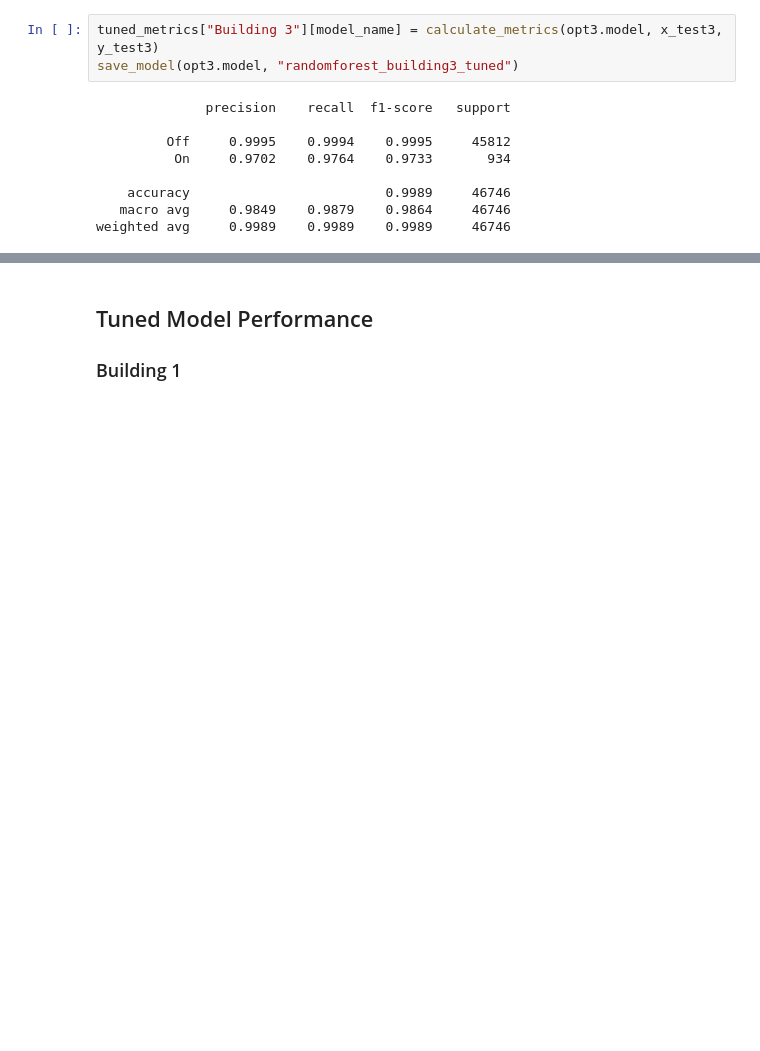
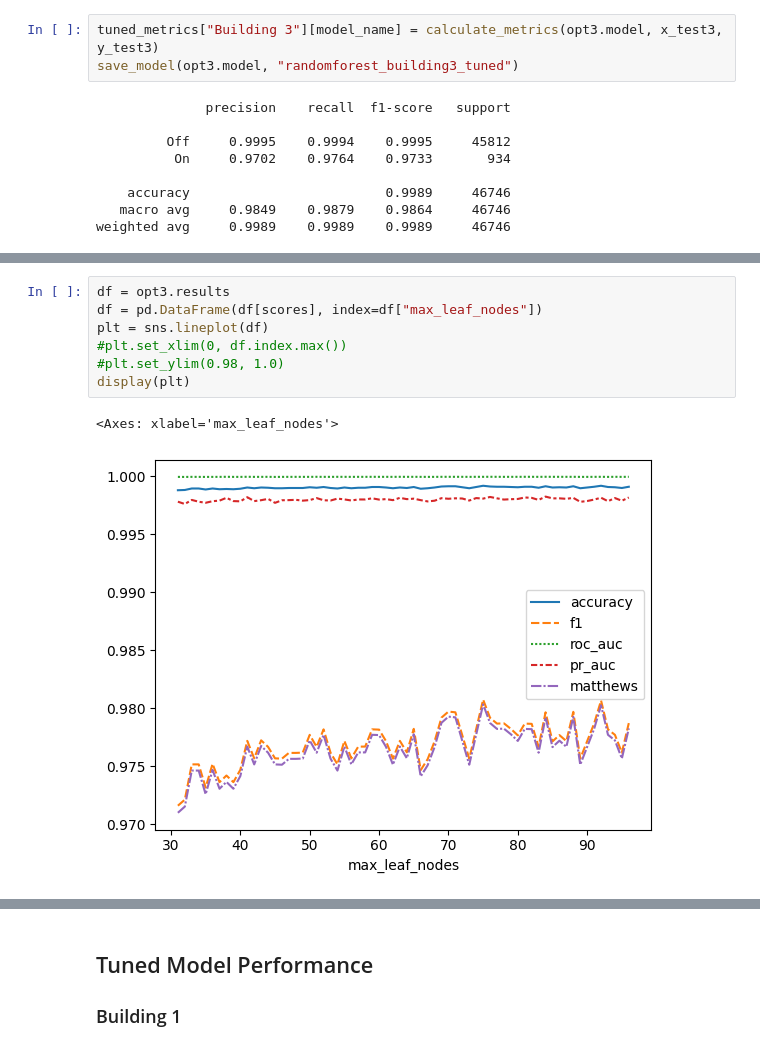
Before and after one commit to hossainmuntasir/MachineLearningModel, a Jupyter notebook: mlmodels/model_comparison.ipynb, the cells around one changed output, grey strips where cells are left out. Saved outputs shown, nothing was run; the diff lists cells and outputs as text; blank space fills up the shorter version.

```diff
--- a/mlmodels/model_comparison.ipynb
+++ b/mlmodels/model_comparison.ipynb
@@ -862,0 +964,10 @@ weighted avg     0.9989    0.9989    0.9989     46746
+# %%
+df = opt3.results
+df = pd.DataFrame(df[scores], index=df["max_leaf_nodes"])
+plt = sns.lineplot(df)
+#plt.set_xlim(0, df.index.max())
+#plt.set_ylim(0.98, 1.0)
+display(plt)
+# %% [output]
+<Axes: xlabel='max_leaf_nodes'>
+[figure, added]
```
Also changed, not shown: parts of 25 cells of this notebook, 10 other files.
